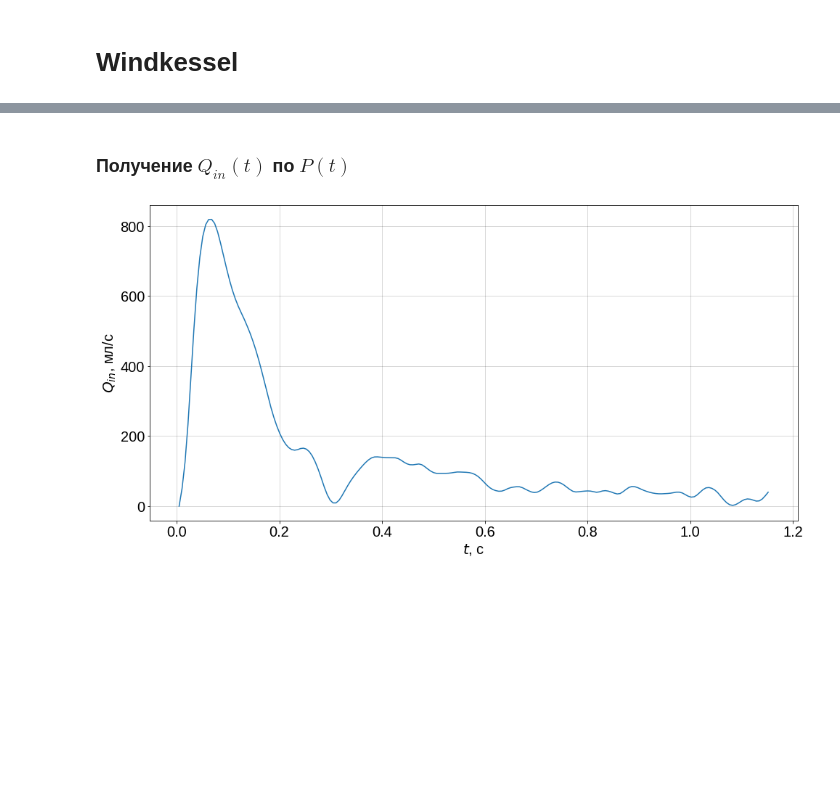
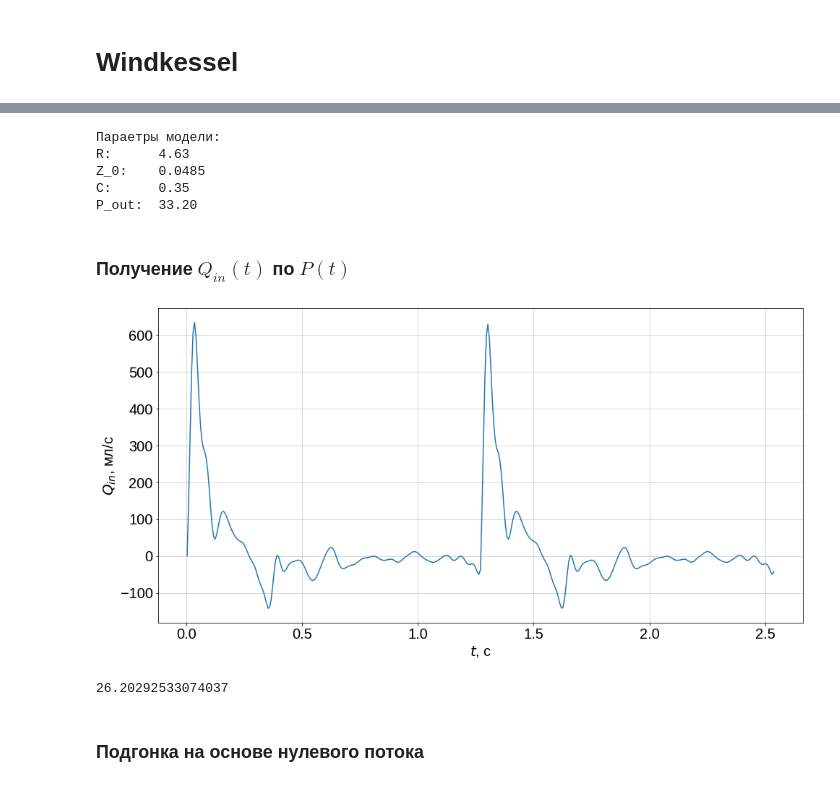
Before and after one commit to VanessB/Windkessel, a Jupyter notebook: RealDataTest.ipynb, the cells around one changed output, grey strips where cells are left out. Cells and saved outputs as stored; diff of their text form; code cells hidden in the pictures; blank space fills up the shorter version.

```diff
--- a/RealDataTest.ipynb
+++ b/RealDataTest.ipynb
@@ -96,16 +149,30 @@ P_out:  33.2
+# %%
+pulse_pressure = max(P) - min(P)
+test_model.C = data_patients["SV"][patient_id] / pulse_pressure
+test_model.R = RC / test_model.C
+# %%
+print_model_params(test_model)
+# %% [output]
+Параетры модели:
+R:      4.63
+Z_0:    0.0485
+C:      0.35
+P_out:  33.20
 # %% [markdown]
 ### Получение $ Q_{in}(t) $ по $ P(t) $
 # %%
 def Q_in_rhs(t, Q_in):
     return test_model.Q_in_rhs(t, Q_in)#.detach().numpy()
 # %%
-n_cycles = 1
-new_T = np.linspace(T[0], T[0] + (T[-1] - T[0]) * n_cycles, T.shape[0] * n_cycles)
+n_cycles = 2
+new_T = np.linspace(T[0], T[0] + n_cycles * (T[-1] - T[0]), n_cycles * (T.shape[0] - 1) + 1)
 # %%
-result = solve_ivp(Q_in_rhs, (new_T[0], new_T[-1]), np.array([0.0]), t_eval = new_T)
+max_dt = (T[-1] - T[0]) / 100
+result = solve_ivp(Q_in_rhs, (new_T[0], new_T[-1]), np.array([0.0]),
+                   t_eval=new_T, max_step=max_dt, rtol=1.0)
 # %%
-numerical_Q_in = result.y[0]
+Q_in = result.y[0]
 # %%
-plot_x_y(new_T, numerical_Q_in, "$ t $, с", "$ Q_{in} $, мл/с")
+plot_x_y(new_T, Q_in, "$ t $, с", "$ Q_{in} $, мл/с")
 # %% [output]
-[figure, old version]
+[figure, new version]
@@ -111,0 +184,6 @@ plot_x_y(new_T, numerical_Q_in, "$ t $, с", "$ Q_{in} $, мл/с")
+# %%
+calc_SV(new_T, Q_in) / n_cycles
+# %% [output]
+26.20292533074037
+# %% [markdown]
+### Подгонка на основе нулевого потока
```
Also changed, not shown: parts of 38 cells of this notebook, 4 other files.
